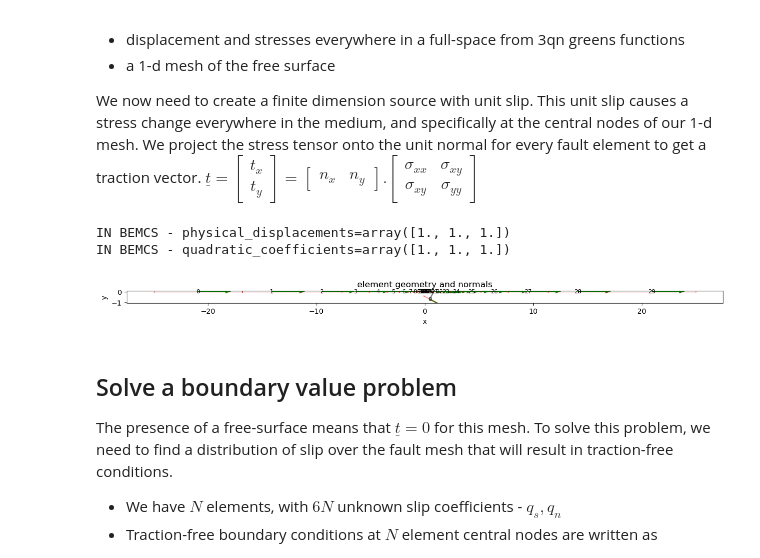
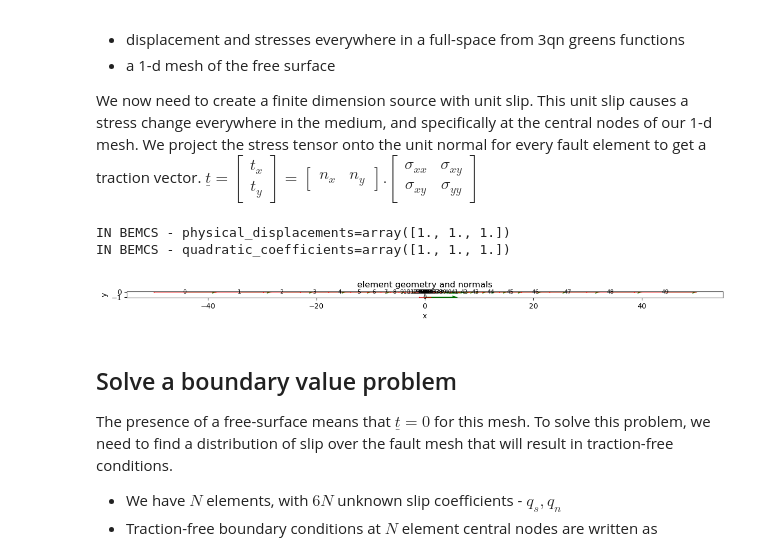
Before and after one commit to mallickrishg/bemcs, a Jupyter notebook: examples/examples_2_freesurface.ipynb, the cells around one changed output. Cells and saved outputs as stored; diff of their text form; code cells hidden in the pictures.

```diff
--- a/examples/examples_2_freesurface.ipynb
+++ b/examples/examples_2_freesurface.ipynb
@@ -23,8 +23,8 @@ mu = 1
 nu = 0.25
 
 # create a uniform mesh of the free surface
-n_elements = 30 # only even number
-L_fault = 50 # fault length in x
+n_elements = 50 # only even number
+L_fault = 100 # fault length in x
 xlogvals = np.logspace(-1.,np.log10(L_fault/2),int(n_elements/2))
 # xmesh = np.linspace(-L_fault/2,L_fault/2,n_elements+1)
 xmesh = np.concatenate((-xlogvals[::-1],[0.],xlogvals))
@@ -68,32 +68,32 @@ $\begin{equation}
 # %%
 # create a source (use constant slip)
 element = {}
 source = []
-element["x1"] = -0.1
+element["x1"] = -1.
 element["x2"] = 1.0
-element["y1"] = -0.4
+element["y1"] = -1.0
 element["y2"] = -1.0
 source.append(element.copy())
 source = bemcs.standardize_elements(source)
 
 quadratic_source = bemcs.get_quadratic_coefficients_for_linear_slip(source[0]["half_length"],
     np.array((-source[0]["half_length"],0,source[0]["half_length"])), 1., 1.).reshape((-1,1))
 
 # compute stress change from source to elements
 kernels_source_s = kernels.get_quadratic_displacement_stress_kernel(x_obs,y_obs,source,mu,nu,1)
 
 # project stress tensor to traction vector for every element
 tsource_x = (kernels_source_s[0]@quadratic_source)*nvec[:,0].reshape(-1,1) + (kernels_source_s[2]@quadratic_source)*nvec[:,1].reshape(-1,1)
 tsource_y = (kernels_source_s[2]@quadratic_source)*nvec[:,0].reshape(-1,1) + (kernels_source_s[1]@quadratic_source)*nvec[:,1].reshape(-1,1)
 
 plt.figure(figsize=(15,10))
 bemcs.plot_element_geometry(elements)
 bemcs.plot_element_geometry(source)
 plt.show()
 # %% [output]
 IN BEMCS - physical_displacements=array([1., 1., 1.])
 IN BEMCS - quadratic_coefficients=array([1., 1., 1.])
-[figure, old version]
+[figure, new version]
 # %%
 # compute shear and tensile stress kernels
 # kernels are [Kxx,Kyy,Kxy,Gx,Gy] x [Nobs x Ncoefficients]
```
Also changed, not shown: parts of 6 cells of this notebook.
